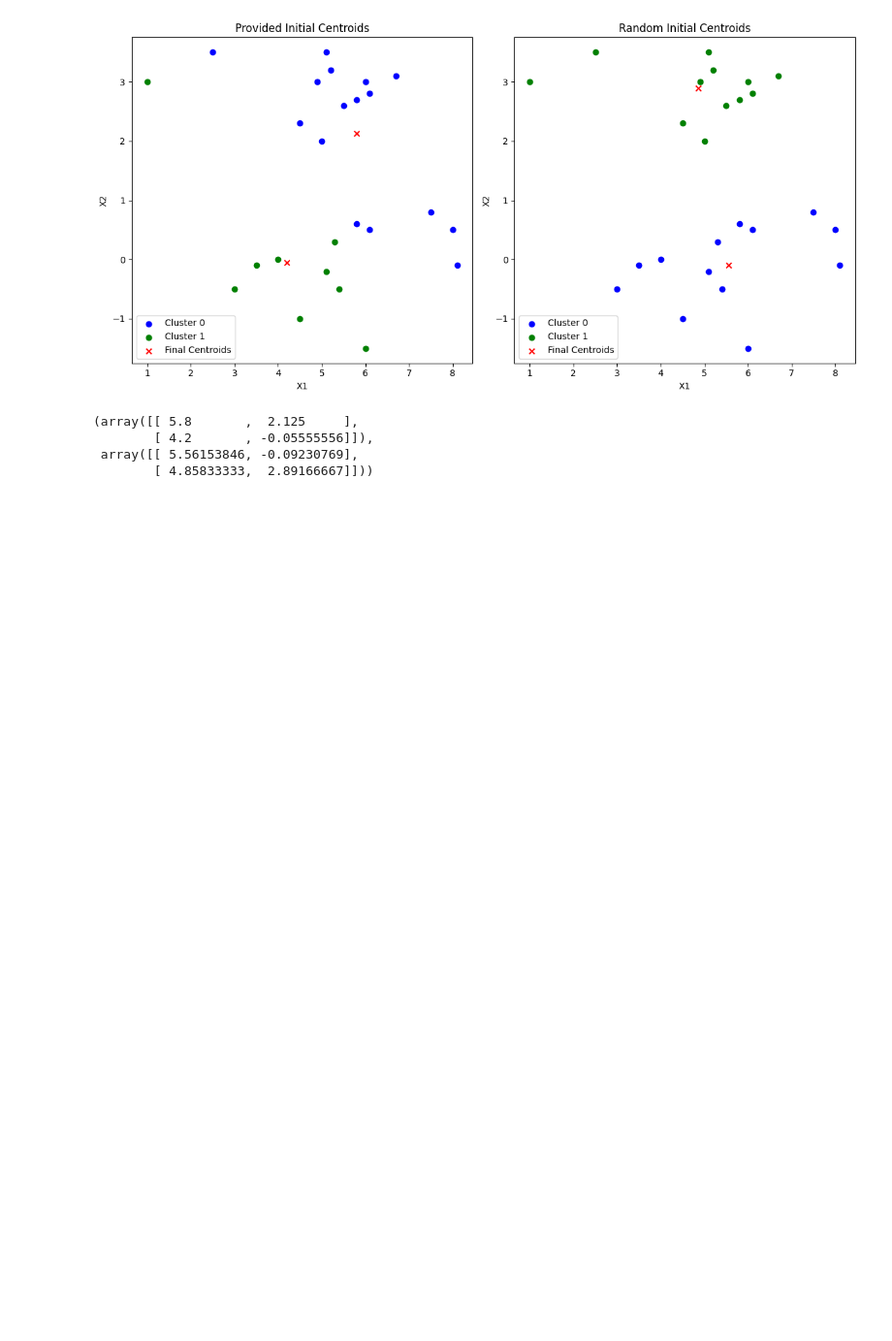
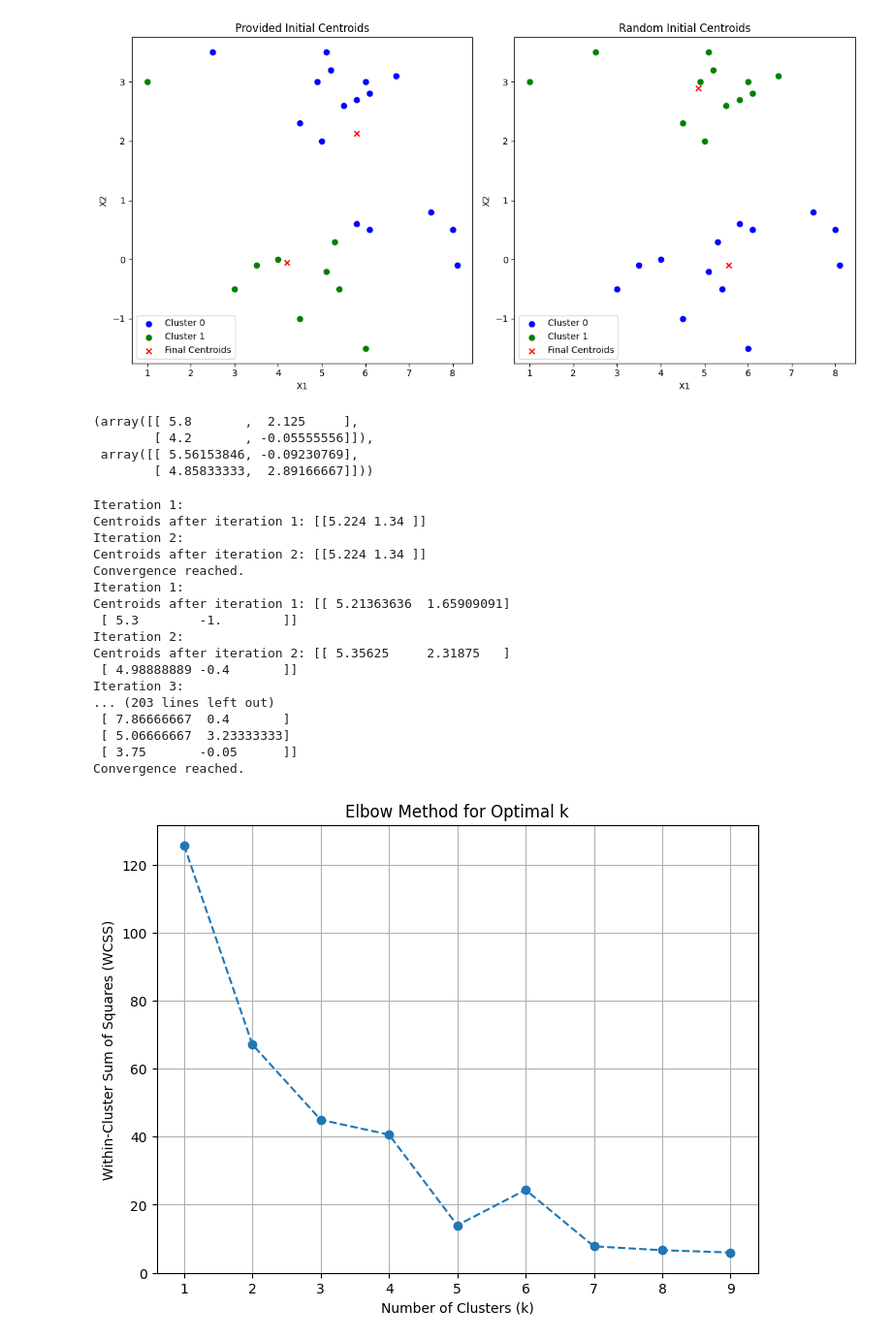
Before and after one commit to Vikranth3140/CSE343-ML, a Jupyter notebook: A4/Q2/code.ipynb, the cells around one changed output. Shown at 97% size. Saved outputs shown, nothing was run; the diff lists cells and outputs as text; code cells hidden in the pictures; blank space fills up the shorter version.

```diff
--- a/A4/Q2/code.ipynb
+++ b/A4/Q2/code.ipynb
@@ -191,3 +191,72 @@ Convergence reached.
         [ 4.2       , -0.05555556]]),
  array([[ 5.56153846, -0.09230769],
         [ 4.85833333,  2.89166667]]))
+# %%
+# Function to calculate WCSS
+def calculate_wcss(X, cluster_labels, centroids):
+    wcss = 0
+    for i in range(len(centroids)):
+        cluster_points = X[cluster_labels == i]
+        wcss += np.sum((cluster_points - centroids[i]) ** 2)
+    return wcss
+
+# Perform clustering for different values of k and calculate WCSS
+wcss_values = []
+k_values = range(1, 10)
+
+for k in k_values:
+    random_centroids = random_initialize_centroids(X, k)
+    cluster_labels, final_centroids = kmeans(X, random_centroids)
+    wcss = calculate_wcss(X, cluster_labels, final_centroids)
+    wcss_values.append(wcss)
+
+# Plot WCSS against k
+plt.figure(figsize=(8, 6))
+plt.plot(k_values, wcss_values, marker='o', linestyle='--')
+plt.title('Elbow Method for Optimal k')
+plt.xlabel('Number of Clusters (k)')
+plt.ylabel('Within-Cluster Sum of Squares (WCSS)')
+plt.xticks(k_values)
+plt.grid(True)
+plt.show()
+
+# Perform clustering with the optimal k (elbow point) and plot the resulting clusters
+optimal_k = 3  # Assume the elbow point is at k=3 based on the plot
+
+# Run KMeans for the optimal k
+optimal_centroids = random_initialize_centroids(X, optimal_k)
+optimal_cluster_labels, optimal_final_centroids = kmeans(X, optimal_centroids)
+
+# Separate points by their clusters
+optimal_clusters = [X[optimal_cluster_labels == i] for i in range(optimal_k)]
+
+# Plot the clusters
+plt.figure(figsize=(8, 6))
+for i, cluster in enumerate(optimal_clusters):
+    plt.scatter(cluster[:, 0], cluster[:, 1], label=f'Cluster {i}')
+plt.scatter(optimal_final_centroids[:, 0], optimal_final_centroids[:, 1], color='red', label='Centroids', marker='x')
+plt.title(f'Clusters with Optimal k={optimal_k}')
+plt.xlabel('X1')
+plt.ylabel('X2')
+plt.legend()
+plt.grid(True)
+plt.show()
+# %% [output]
+Iteration 1:
+Centroids after iteration 1: [[5.224 1.34 ]]
+Iteration 2:
+Centroids after iteration 2: [[5.224 1.34 ]]
+Convergence reached.
+Iteration 1:
+Centroids after iteration 1: [[ 5.21363636  1.65909091]
+ [ 5.3        -1.        ]]
+Iteration 2:
+Centroids after iteration 2: [[ 5.35625     2.31875   ]
+ [ 4.98888889 -0.4       ]]
+Iteration 3:
+... (203 lines left out)
+ [ 7.86666667  0.4       ]
+ [ 5.06666667  3.23333333]
+ [ 3.75       -0.05      ]]
+Convergence reached.
+[figure, added]
```
Also changed, not shown: parts of 1 cell of this notebook.
